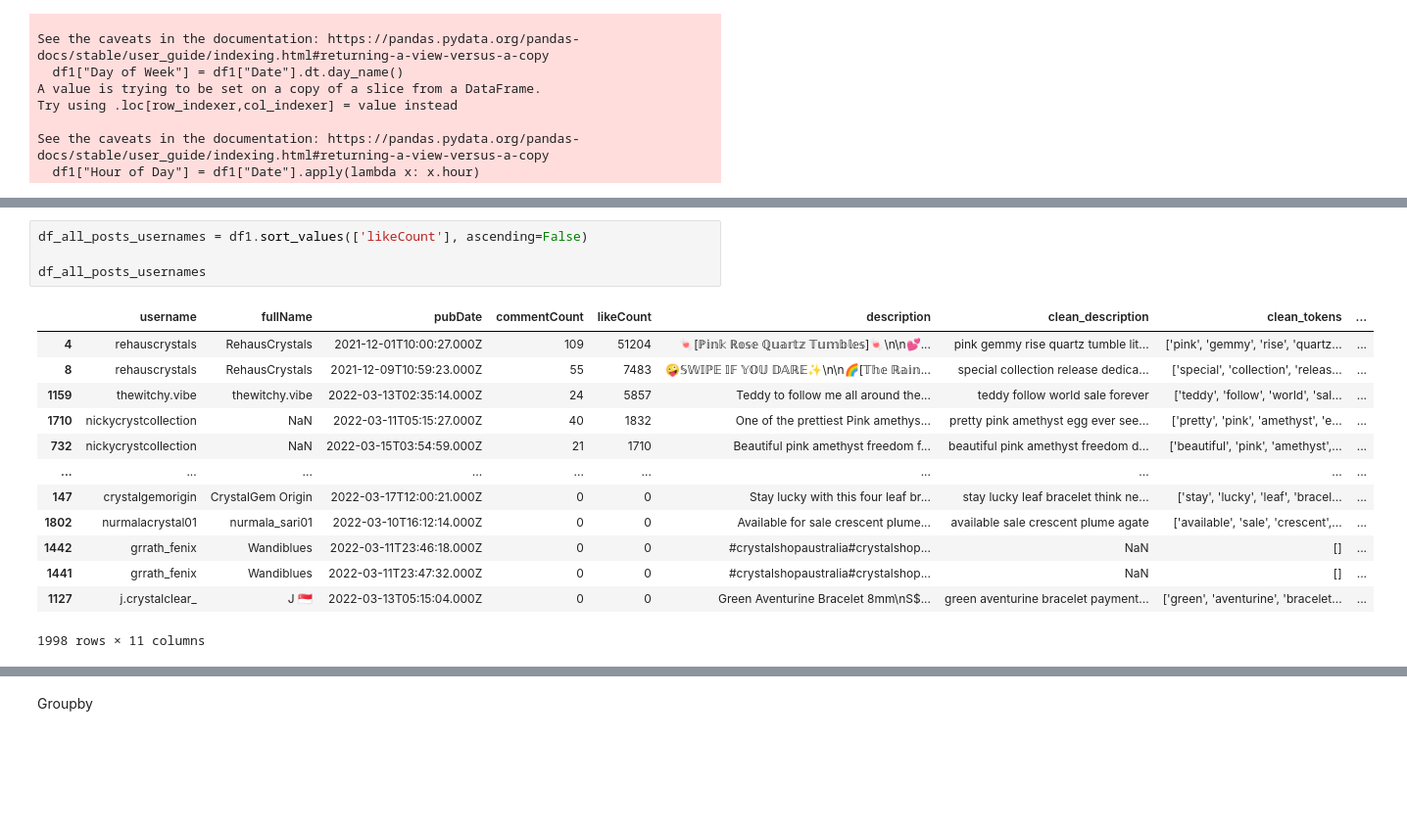
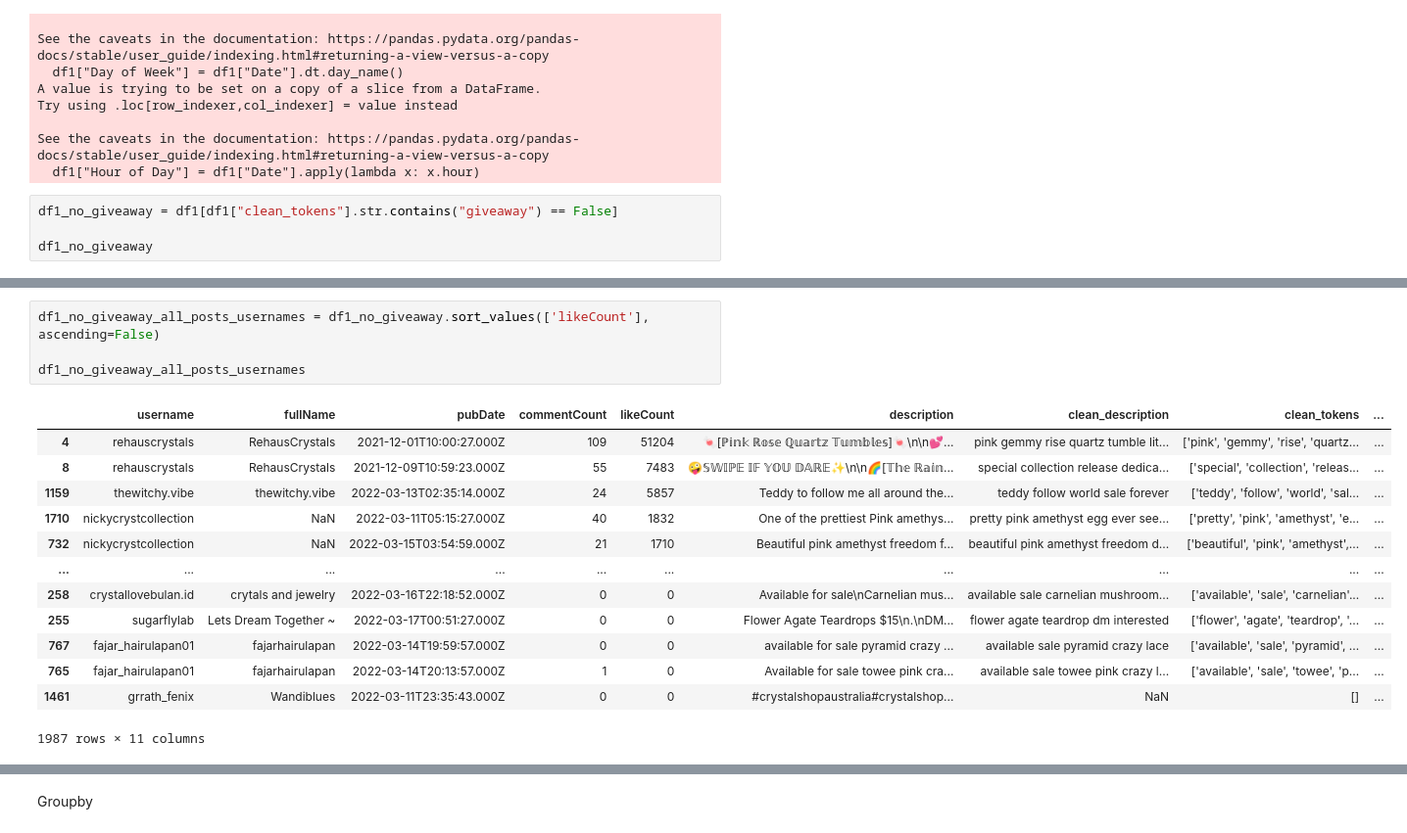
Before and after one commit to gerry-9987/SA, a Jupyter notebook: optimal_timing.ipynb, the cells around one changed output, grey strips where cells are left out. Shown at 98% size. Drawn from its saved outputs; the diff is of its cells as text; blank space fills up the shorter version.

```diff
--- a/optimal_timing.ipynb
+++ b/optimal_timing.ipynb
@@ -60,3 +60,7 @@ Try using .loc[row_indexer,col_indexer] = value instead
 
 See the caveats in the documentation: https://pandas.pydata.org/pandas-docs/stable/user_guide/indexing.html#returning-a-view-versus-a-copy
   df1["Hour of Day"] = df1["Date"].apply(lambda x: x.hour)
+# %%
+df1_no_giveaway = df1[df1["clean_tokens"].str.contains("giveaway") == False]
+
+df1_no_giveaway
@@ -81,21 +99,21 @@ df1.sort_values(['likeCount'], ascending=False).head(20)
 | 351 | ss_rockmyworld | SS 🇸🇬 | 2022-03-16T15:15:47.000Z | 7 | 202 | Here's one of my absolute favouri... | absolute favourite specimen planc... | ['absolute', 'favourite', 'specim... | ... |
 | 491 | crystalpixiesg | Crystal Pixie ✨ | 2022-03-16T08:14:21.000Z | 4 | 202 | 𝙌𝙪𝙖𝙧𝙩𝙯 𝙭 𝘼𝙢𝙚𝙩𝙝𝙮𝙨𝙩 𝙭 𝘾𝙖𝙧𝙣𝙚𝙡𝙞𝙖𝙣 𝙏𝙤𝙬... | tower start carnelian sphere supe... | ['tower', 'start', 'carnelian', '... | ... |
 # %%
-df_all_posts_usernames = df1.sort_values(['likeCount'], ascending=False)
+df1_no_giveaway_all_posts_usernames = df1_no_giveaway.sort_values(['likeCount'], ascending=False)
 
-df_all_posts_usernames
+df1_no_giveaway_all_posts_usernames
 # %% [output]
 |  | username | fullName | pubDate | commentCount | likeCount | description | clean_description | clean_tokens | ... |
 | 4 | rehauscrystals | RehausCrystals | 2021-12-01T10:00:27.000Z | 109 | 51204 | 🍬[ℙ𝕚𝕟𝕜 ℝ𝕠𝕤𝕖 ℚ𝕦𝕒𝕣𝕥𝕫 𝕋𝕦𝕞𝕓𝕝𝕖𝕤]🍬\n\n💕... | pink gemmy rise quartz tumble lit... | ['pink', 'gemmy', 'rise', 'quartz... | ... |
 | 8 | rehauscrystals | RehausCrystals | 2021-12-09T10:59:23.000Z | 55 | 7483 | 🤪𝕊𝕎𝕀ℙ𝔼 𝕀𝔽 𝕐𝕆𝕌 𝔻𝔸ℝ𝔼✨\n\n🌈[𝕋𝕙𝕖 ℝ𝕒𝕚𝕟... | special collection release dedica... | ['special', 'collection', 'releas... | ... |
 | 1159 | thewitchy.vibe | thewitchy.vibe | 2022-03-13T02:35:14.000Z | 24 | 5857 | Teddy to follow me all around the... | teddy follow world sale forever | ['teddy', 'follow', 'world', 'sal... | ... |
 | 1710 | nickycrystcollection | NaN | 2022-03-11T05:15:27.000Z | 40 | 1832 | One of the prettiest Pink amethys... | pretty pink amethyst egg ever see... | ['pretty', 'pink', 'amethyst', 'e... | ... |
 | 732 | nickycrystcollection | NaN | 2022-03-15T03:54:59.000Z | 21 | 1710 | Beautiful pink amethyst freedom f... | beautiful pink amethyst freedom d... | ['beautiful', 'pink', 'amethyst',... | ... |
 | ... | ... | ... | ... | ... | ... | ... | ... | ... | ... |
-| 147 | crystalgemorigin | CrystalGem Origin | 2022-03-17T12:00:21.000Z | 0 | 0 | Stay lucky with this four leaf br... | stay lucky leaf bracelet think ne... | ['stay', 'lucky', 'leaf', 'bracel... | ... |
-| 1802 | nurmalacrystal01 | nurmala_sari01 | 2022-03-10T16:12:14.000Z | 0 | 0 | Available for sale crescent plume... | available sale crescent plume agate | ['available', 'sale', 'crescent',... | ... |
-| 1442 | grrath_fenix | Wandiblues | 2022-03-11T23:46:18.000Z | 0 | 0 | #crystalshopaustralia#crystalshop... | NaN | [] | ... |
-| 1441 | grrath_fenix | Wandiblues | 2022-03-11T23:47:32.000Z | 0 | 0 | #crystalshopaustralia#crystalshop... | NaN | [] | ... |
-| 1127 | j.crystalclear_ | J 🇸🇬 | 2022-03-13T05:15:04.000Z | 0 | 0 | Green Aventurine Bracelet 8mm\nS$... | green aventurine bracelet payment... | ['green', 'aventurine', 'bracelet... | ... |
+| 258 | crystallovebulan.id | crytals and jewelry | 2022-03-16T22:18:52.000Z | 0 | 0 | Available for sale\nCarnelian mus... | available sale carnelian mushroom... | ['available', 'sale', 'carnelian'... | ... |
+| 255 | sugarflylab | Lets Dream Together ~ | 2022-03-17T00:51:27.000Z | 0 | 0 | Flower Agate Teardrops $15\n.\nDM... | flower agate teardrop dm interested | ['flower', 'agate', 'teardrop', '... | ... |
+| 767 | fajar_hairulapan01 | fajarhairulapan | 2022-03-14T19:59:57.000Z | 0 | 0 | available for sale pyramid crazy ... | available sale pyramid crazy lace | ['available', 'sale', 'pyramid', ... | ... |
+| 765 | fajar_hairulapan01 | fajarhairulapan | 2022-03-14T20:13:57.000Z | 1 | 0 | Available for sale towee pink cra... | available sale towee pink crazy l... | ['available', 'sale', 'towee', 'p... | ... |
+| 1461 | grrath_fenix | Wandiblues | 2022-03-11T23:35:43.000Z | 0 | 0 | #crystalshopaustralia#crystalshop... | NaN | [] | ... |
-1998 rows × 11 columns
+1987 rows × 11 columns
 # %%
```
Also changed, not shown: parts of 17 cells of this notebook, 5 other files.
